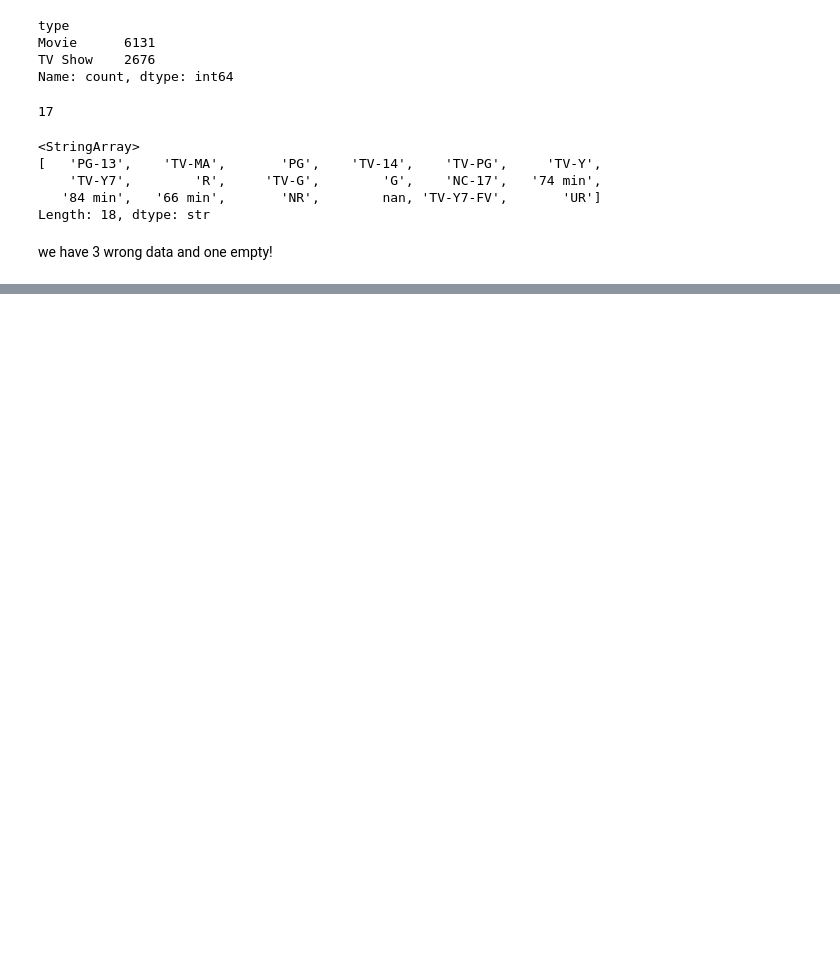
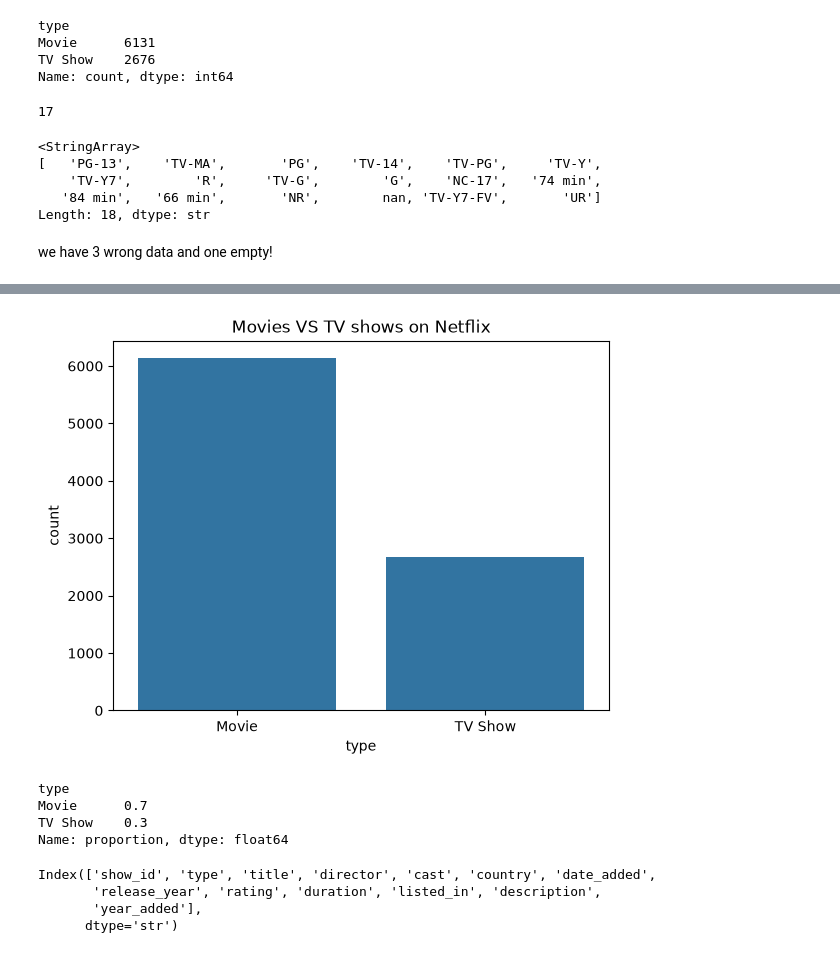
Before and after one commit to almaroshani/extra-exercises, a Jupyter notebook: netflix/Untitled.ipynb, the cells around one changed output, grey strips where cells are left out. Cells and saved outputs as stored; diff of their text form; code cells hidden in the pictures; blank space fills up the shorter version.

Commit message:
netflix_exercise

```diff
--- a/netflix/Untitled.ipynb
+++ b/netflix/Untitled.ipynb
@@ -1,6 +1,6 @@
 # %%
 import pandas as pd
-df = pd.read_csv("../data/netflix_titles.csv")
+df = pd.read_csv("./netflix_titles.csv")
 # %%
 df.head()
 # %% [output]
@@ -106,0 +110,12 @@ df[df["rating"].str.contains("min")]
+# %%
+sns.countplot(data=df , x="type").set(title = "Movies VS TV shows on Netflix")
+plt.show()
+# %% [output]
+[figure, added]
+# %%
+print(df["type"].value_counts(normalize=True).round(2))
+# %% [output]
+type
+Movie      0.7
+TV Show    0.3
+Name: proportion, dtype: float64
@@ -106,0 +124,7 @@ df[df["rating"].str.contains("min")]
+# %%
+df_clean.columns
+# %% [output]
+Index(['show_id', 'type', 'title', 'director', 'cast', 'country', 'date_added',
+       'release_year', 'rating', 'duration', 'listed_in', 'description',
+       'year_added'],
+      dtype='str')
```
Also changed, not shown: parts of 4 cells of this notebook.
